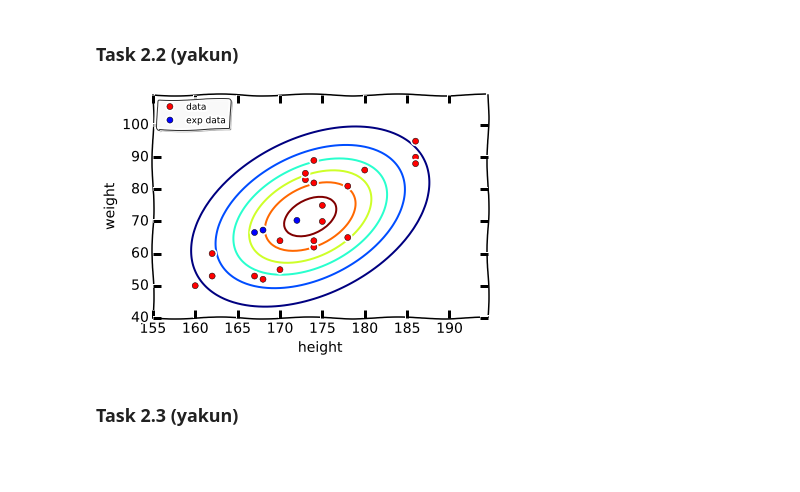
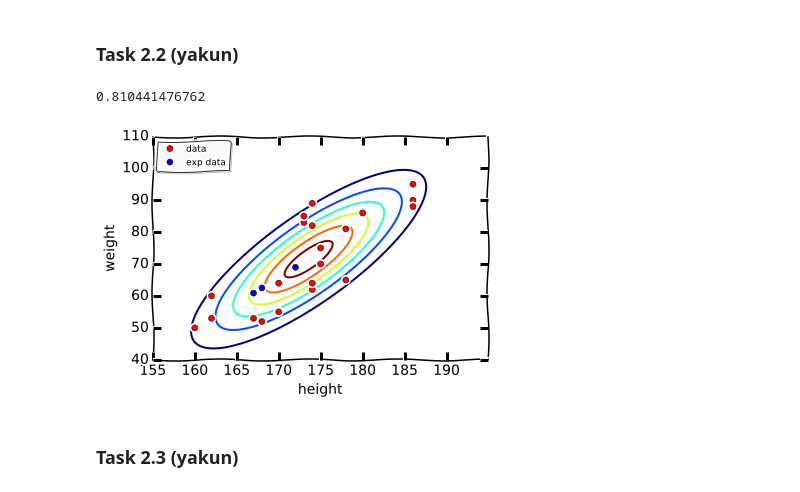
Before and after one commit to liyakun/Pattern-Recognition, a Jupyter notebook: SecondProject/src2.ipynb, the cells around one changed output. Saved outputs shown, nothing was run; the diff lists cells and outputs as text; code cells hidden in the pictures; blank space fills up the shorter version.

Commit message:
modified:   SecondProject/src2.ipynb         correct the solution of task 2.2 by new correlation_h_w using         scipy

```diff
--- a/SecondProject/src2.ipynb
+++ b/SecondProject/src2.ipynb
@@ -97,42 +98,43 @@ h_mean, h_std, h_var = np.mean(hs), np.std(hs), np.var(hs)
 w_mean, w_std, w_var = np.mean(ws), np.std(ws), np.var(ws)
 
 # get the correlation between height and weight
-correlation_h_w = np.linalg.det(np.cov(hs, ws) / (h_std * w_std))
+correlation_h_w = pearsonr(hs, ws)[0]
 
 # get the joint mean and covariance matrix for bivariate gaussian
 joint_mean = np.array([h_mean, w_mean])
 joint_cov = np.mat([[h_var, correlation_h_w * h_std * w_std], [correlation_h_w * h_std * w_std, w_var]])
 
 # get predict of the outliers
 exp_w = [w_mean + correlation_h_w * (w_std / h_std) * (el - h_mean) for el in hs_t]
 
 # set the x, y axis
-x, y = np.mgrid[155:195:0.5, 40:110:0.5]
+x, y = np.mgrid[155:195:0.1, 40:110:0.1]
 fig2 = plt.figure()
 ax2 = fig2.add_subplot(111)
 
 # set the pos for generating the gaussian pdf
 pos = np.empty(x.shape + (2,))
 pos[:, :, 0] = x
 pos[:, :, 1] = y
 rv = mn.pdf(pos, joint_mean, joint_cov)
 
 # plot the results
 ax2.contour(x, y, rv)
 X = np.vstack((hs, ws))
 Pre = np.vstack((hs_t, exp_w))
 ax2.plot(X[0, :], X[1, :], 'ro', label='data')
 ax2.plot(Pre[0, :], Pre[1, :], 'ro', label='exp data', color='blue')
 
 # label the graph
 ax2.set_ylabel('weight')
 ax2.set_xlabel('height')
 
 # add legend
 leg = ax2.legend(loc='upper left', shadow=True, fancybox=True, numpoints=1, prop={'size':9})
 leg.get_frame().set_alpha(0.8)
 # %% [output]
+0.810441476762
-[figure, old version]
+[figure, new version]
 # %% [markdown]
 ### Task 2.3 (yakun)
 # %%
```
Also changed, not shown: parts of 3 cells of this notebook, 1 other file.
